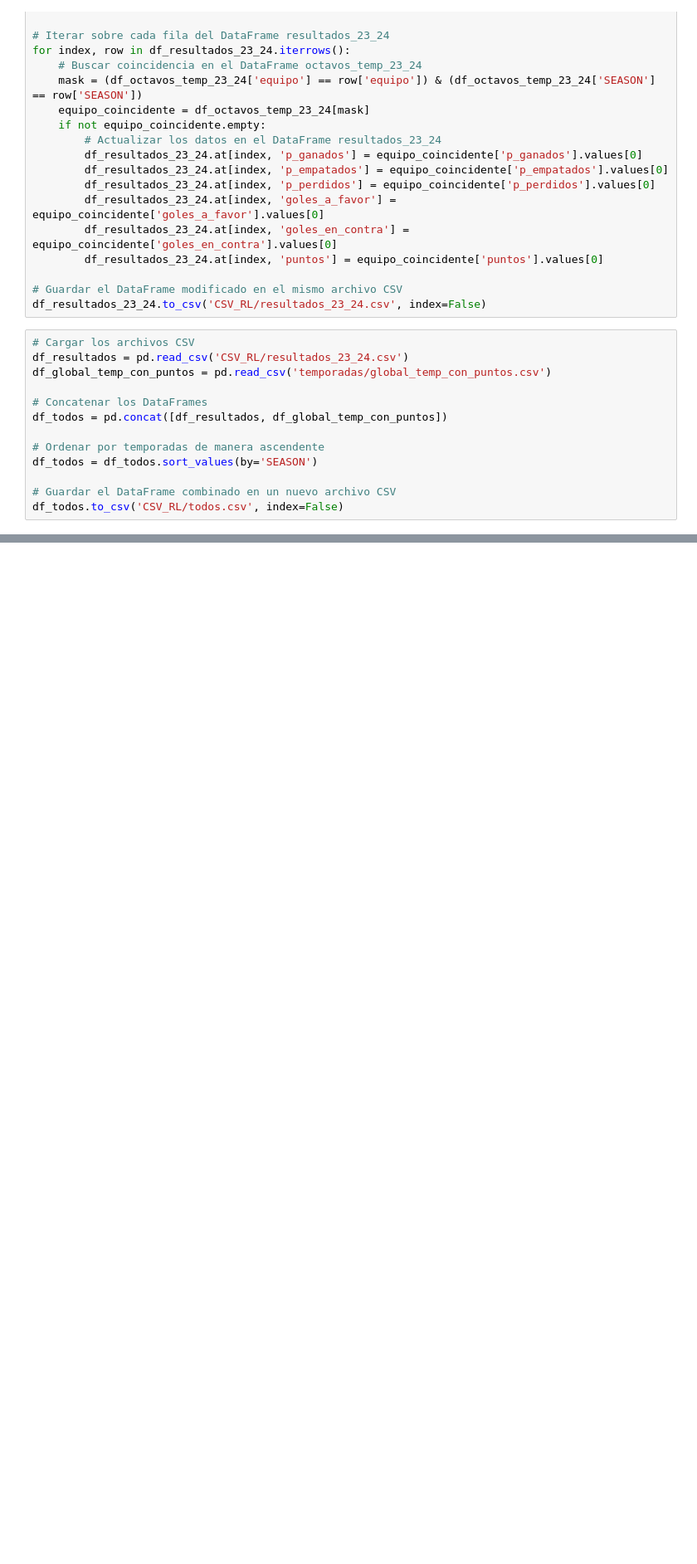
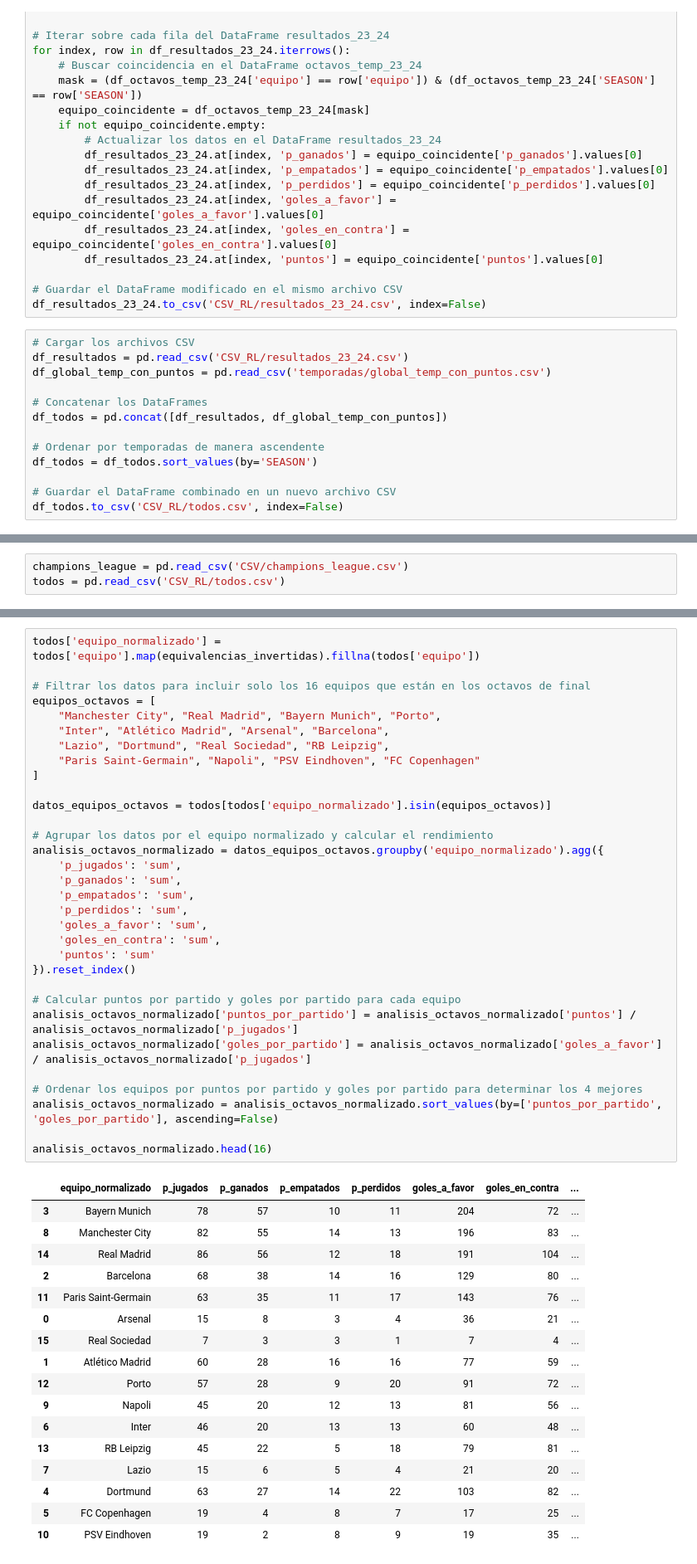
Before and after one commit to ESTHERRODRIGUEZGARCIA/UEFA_Champions_League, a Jupyter notebook: regresion_lineal.ipynb, the cells around one changed output, grey strips where cells are left out. Shown at 83% size. Drawn from its saved outputs; the diff is of its cells as text; blank space fills up the shorter version.

```diff
--- a/regresion_lineal.ipynb
+++ b/regresion_lineal.ipynb
@@ -543,0 +739,3 @@ df_todos.to_csv('CSV_RL/todos.csv', index=False)
+# %%
+champions_league = pd.read_csv('CSV/champions_league.csv')
+todos = pd.read_csv('CSV_RL/todos.csv')
@@ -543,0 +768,50 @@ df_todos.to_csv('CSV_RL/todos.csv', index=False)
+# %%
+todos['equipo_normalizado'] = todos['equipo'].map(equivalencias_invertidas).fillna(todos['equipo'])
+
+# Filtrar los datos para incluir solo los 16 equipos que están en los octavos de final
+equipos_octavos = [
+    "Manchester City", "Real Madrid", "Bayern Munich", "Porto",
+    "Inter", "Atlético Madrid", "Arsenal", "Barcelona",
+    "Lazio", "Dortmund", "Real Sociedad", "RB Leipzig",
+    "Paris Saint-Germain", "Napoli", "PSV Eindhoven", "FC Copenhagen"
+]
+
+datos_equipos_octavos = todos[todos['equipo_normalizado'].isin(equipos_octavos)]
+
+# Agrupar los datos por el equipo normalizado y calcular el rendimiento
+analisis_octavos_normalizado = datos_equipos_octavos.groupby('equipo_normalizado').agg({
+    'p_jugados': 'sum',
+    'p_ganados': 'sum',
+    'p_empatados': 'sum',
+    'p_perdidos': 'sum',
+    'goles_a_favor': 'sum',
+    'goles_en_contra': 'sum',
+    'puntos': 'sum'
+}).reset_index()
+
+# Calcular puntos por partido y goles por partido para cada equipo
+analisis_octavos_normalizado['puntos_por_partido'] = analisis_octavos_normalizado['puntos'] / analisis_octavos_normalizado['p_jugados']
+analisis_octavos_normalizado['goles_por_partido'] = analisis_octavos_normalizado['goles_a_favor'] / analisis_octavos_normalizado['p_jugados']
+
+# Ordenar los equipos por puntos por partido y goles por partido para determinar los 4 mejores
+analisis_octavos_normalizado = analisis_octavos_normalizado.sort_values(by=['puntos_por_partido', 'goles_por_partido'], ascending=False)
+
+analisis_octavos_normalizado.head(16)
+# %% [output]
+|  | equipo_normalizado | p_jugados | p_ganados | p_empatados | p_perdidos | goles_a_favor | goles_en_contra | ... |
+| 3 | Bayern Munich | 78 | 57 | 10 | 11 | 204 | 72 | ... |
+| 8 | Manchester City | 82 | 55 | 14 | 13 | 196 | 83 | ... |
+| 14 | Real Madrid | 86 | 56 | 12 | 18 | 191 | 104 | ... |
+| 2 | Barcelona | 68 | 38 | 14 | 16 | 129 | 80 | ... |
+| 11 | Paris Saint-Germain | 63 | 35 | 11 | 17 | 143 | 76 | ... |
+| 0 | Arsenal | 15 | 8 | 3 | 4 | 36 | 21 | ... |
+| 15 | Real Sociedad | 7 | 3 | 3 | 1 | 7 | 4 | ... |
+| 1 | Atlético Madrid | 60 | 28 | 16 | 16 | 77 | 59 | ... |
+| 12 | Porto | 57 | 28 | 9 | 20 | 91 | 72 | ... |
+| 9 | Napoli | 45 | 20 | 12 | 13 | 81 | 56 | ... |
+| 6 | Inter | 46 | 20 | 13 | 13 | 60 | 48 | ... |
+| 13 | RB Leipzig | 45 | 22 | 5 | 18 | 79 | 81 | ... |
+| 7 | Lazio | 15 | 6 | 5 | 4 | 21 | 20 | ... |
+| 4 | Dortmund | 63 | 27 | 14 | 22 | 103 | 82 | ... |
+| 5 | FC Copenhagen | 19 | 4 | 8 | 7 | 17 | 25 | ... |
+| 10 | PSV Eindhoven | 19 | 2 | 8 | 9 | 19 | 35 | ... |
```
Also changed, not shown: parts of 23 cells of this notebook.
